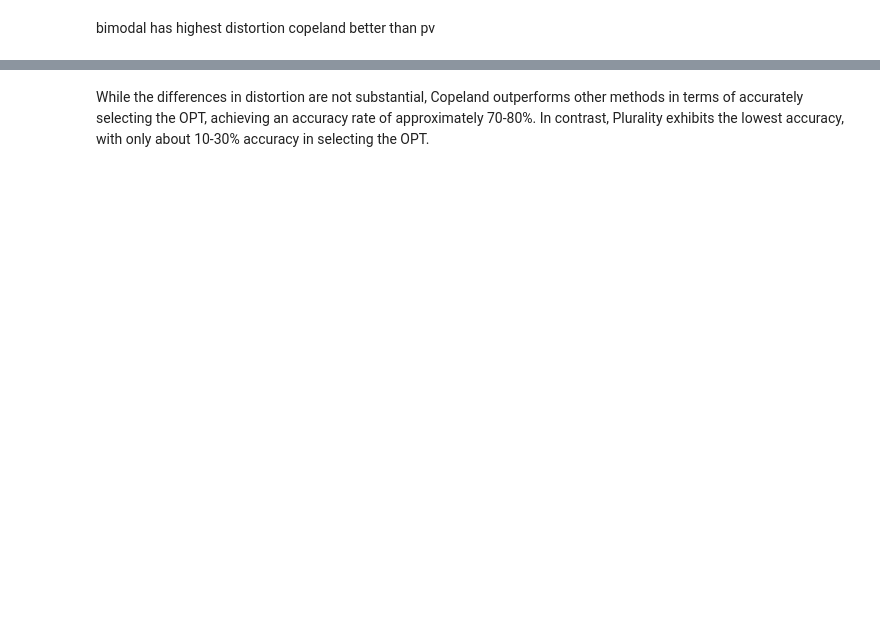
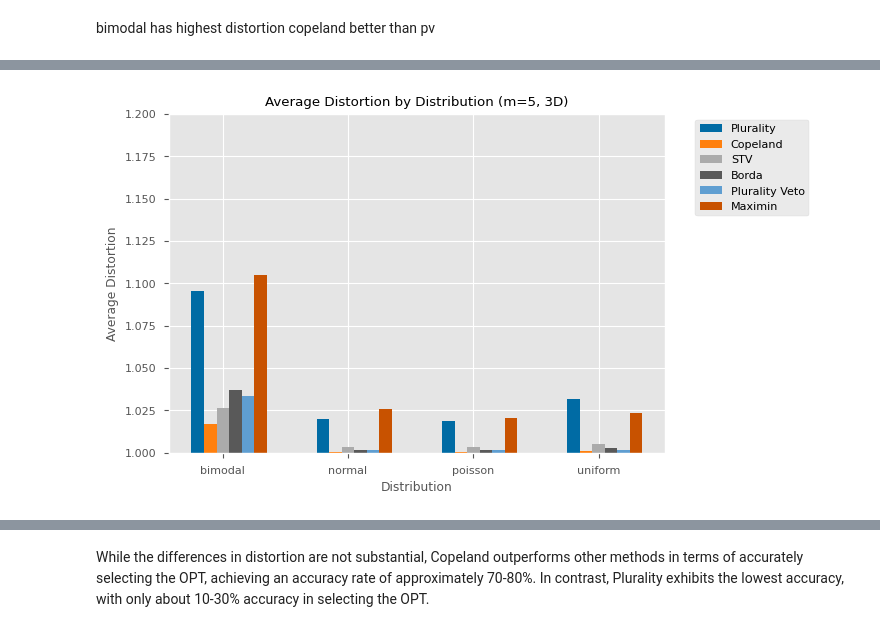
Before and after one commit to JohnAsaro/voting-distortion-maximin-rule, a Jupyter notebook: Visualization3D_with_maximin.ipynb, the cells around one changed output, grey strips where cells are left out. Saved outputs shown, nothing was run; the diff lists cells and outputs as text; code cells hidden in the pictures; blank space fills up the shorter version.

```diff
--- a/Visualization3D_with_maximin.ipynb
+++ b/Visualization3D_with_maximin.ipynb
@@ -207,34 +239,36 @@ copeland_avg = group_by_distribution_m5["Copeland_Distortion_avg"]
 stv_avg = group_by_distribution_m5["STV_Distortion_avg"]
 borda_avg = group_by_distribution_m5["Borda_Distortion_avg"]
 # star_avg = group_by_distribution_m5["STAR_Distortion_avg"]
 pluralityVeto_avg = group_by_distribution_m5["PluralityVeto_Distortion_avg"]
 maximin_avg = group_by_distribution_m5["Maximin_Distortion_avg"]
 
 # Set the width of each bar
 bar_width = 0.1
 
 # Define x-axis positions for the bars
 x = np.arange(len(distribution))
 
 # Create the bar plots for each distortion metric
 plt.bar(x - 2 * bar_width, plurality_avg, width=bar_width, label="Plurality")
 plt.bar(x - bar_width, copeland_avg, width=bar_width, label="Copeland")
 plt.bar(x, stv_avg, width=bar_width, label="STV")
 plt.bar(x + bar_width, borda_avg, width=bar_width, label="Borda")
 # plt.bar(x + 2 * bar_width, star_avg, width=bar_width, label="STAR")
 plt.bar(x + 2 * bar_width, pluralityVeto_avg, width=bar_width, label="Plurality Veto")
-plt.bar(x + 3 * bar_width, maximin_max, width=bar_width, label="Maximin")
+plt.bar(x + 3 * bar_width, maximin_avg, width=bar_width, label="Maximin")
 
 # Customize the plot
 
 plt.xlabel("Distribution")
 plt.ylabel("Average Distortion")
 plt.title("Average Distortion by Distribution (m=5, 3D)")
 plt.xticks(x, distribution)
 plt.ylim(1,1.2)
 plt.legend(bbox_to_anchor=(1.05, 1), loc='upper left')
 
 plt.show()
+# %% [output]
+[figure, added]
 # %%
 # Extract the data
 distribution = group_by_distribution_m10.index
```
Also changed, not shown: parts of 29 cells of this notebook, 9 other files.
